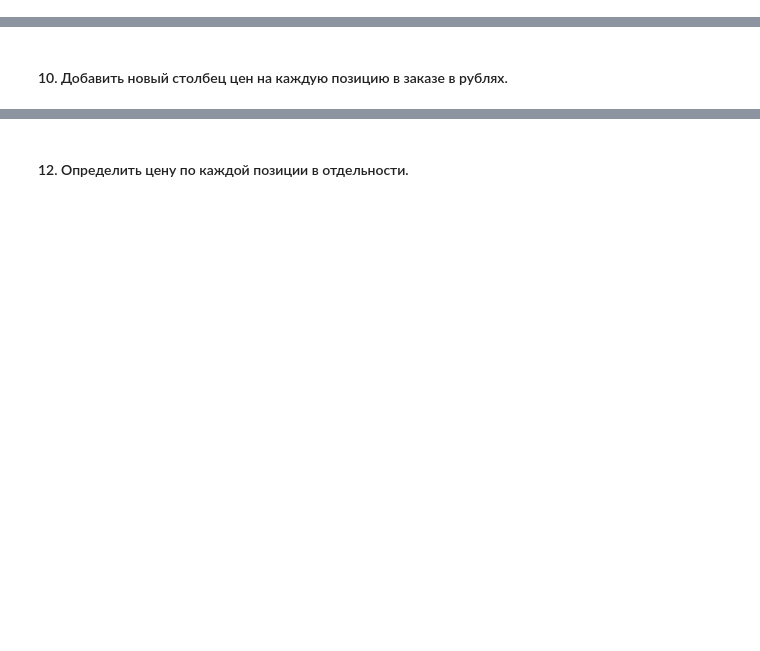
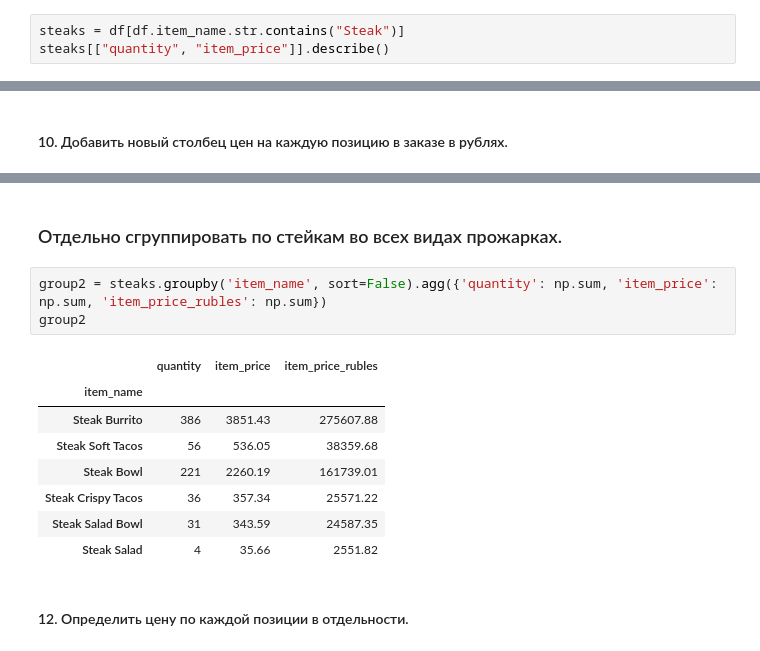
Before and after one commit to 4eckah78/machine-learning, a Jupyter notebook: homework1.ipynb, the cells around one changed output, grey strips where cells are left out. Cells and saved outputs as stored; diff of their text form; blank space fills up the shorter version.

```diff
--- a/homework1.ipynb
+++ b/homework1.ipynb
@@ -91,0 +93,3 @@ df.agg({
+# %%
+steaks = df[df.item_name.str.contains("Steak")]
+steaks[["quantity", "item_price"]].describe()
@@ -96,2 +152,16 @@ df.agg({
+# %% [markdown]
+### Отдельно сгруппировать по стейкам во всех видах прожарках.
+# %%
+group2 = steaks.groupby('item_name', sort=False).agg({'quantity': np.sum, 'item_price': np.sum, 'item_price_rubles': np.sum})
+group2
+# %% [output]
+|  | quantity | item_price | item_price_rubles |
+| item_name |  |  |  |
+| Steak Burrito | 386 | 3851.43 | 275607.88 |
+| Steak Soft Tacos | 56 | 536.05 | 38359.68 |
+| Steak Bowl | 221 | 2260.19 | 161739.01 |
+| Steak Crispy Tacos | 36 | 357.34 | 25571.22 |
+| Steak Salad Bowl | 31 | 343.59 | 24587.35 |
+| Steak Salad | 4 | 35.66 | 2551.82 |
 # %% [markdown]
 #### 12. Определить цену по каждой позиции в отдельности.
```
Also changed, not shown: parts of 10 cells of this notebook.
